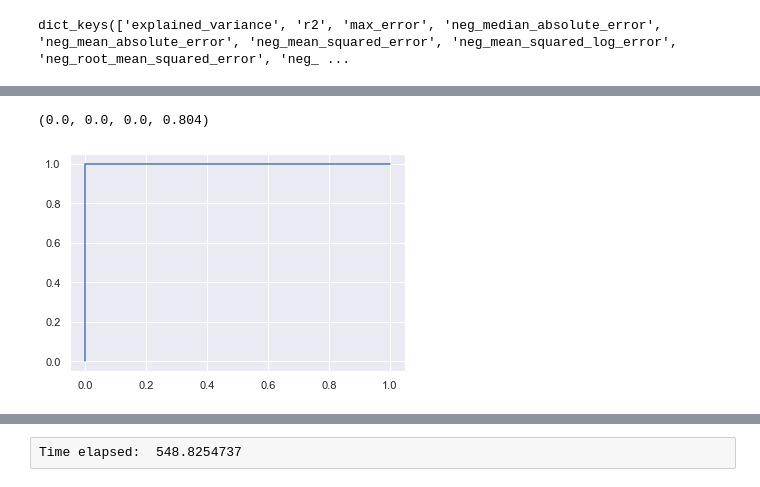
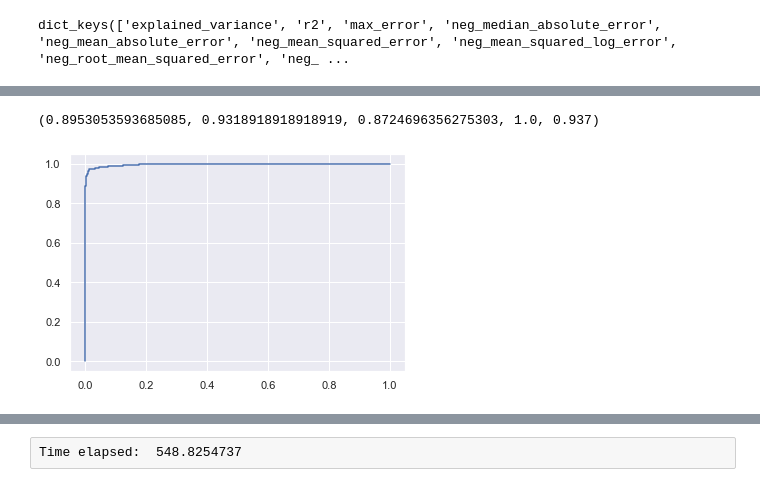
Before and after one commit to malonsol/TFM_KSchool, a Jupyter notebook: EDA/DELAY/Pipeline_test.ipynb, the cells around one changed output, grey strips where cells are left out. Cells and saved outputs as stored; diff of their text form; code cells hidden in the pictures.

```diff
--- a/EDA/DELAY/Pipeline_test.ipynb
+++ b/EDA/DELAY/Pipeline_test.ipynb
@@ -193,7 +190,7 @@ preprocessed_input_csv_path
 # %%
 %%time
 
-df = pd.read_csv(preprocessed_input_csv_path,
+df_all = pd.read_csv(preprocessed_input_csv_path,
                  encoding='latin1',
 #                  nrows=1e4,
                  usecols=cols, # This way, the extra column is disregarded for the loading process
@@ -208,0 +204,9 @@ df = df.sample(int(1e3))
+# %%
+sample_length = int(1e4)
+delayed = df_all[df_all['ARR_DEL15'] == 1].sample(sample_length // 2)
+not_delayed = df_all[df_all['ARR_DEL15'] == 0].sample(sample_length // 2)
+df = delayed.append(not_delayed)
+
+df_validation = df_all.loc[set(df_all.index) - set(df.index), :]
+
+df.shape, df_validation.shape
@@ -379,17 +410,21 @@ param_grid = {
     'classifier__max_features': ['auto', 'sqrt', 'log2'],
     'classifier__max_depth' : [4,5,6,7,8],
     'classifier__criterion' :['gini', 'entropy']}
+
 from sklearn.model_selection import GridSearchCV
+
+scoring = {'AUC': 'roc_auc', 'F1': 'f1', 'Precision': 'precision',
+           'Recall': 'recall', 'Accuracy': 'accuracy'}
+
+CV = GridSearchCV(rf, param_grid, n_jobs= 1, scoring=scoring, refit='F1')
 # Setting refit='AUC', refits an estimator on the whole dataset with the
 # parameter setting that has the best cross-validated AUC score.
 # That estimator is made available at ``gs.best_estimator_`` along with
 # parameters like ``gs.best_score_``, ``gs.best_params_`` and
 # ``gs.best_index_``
-scoring = {'AUC': 'roc_auc', 'F1': 'f1', 'Precision': 'precision',
-           'Recall': 'recall', 'Accuracy': 'accuracy'}
-CV = GridSearchCV(rf, param_grid, n_jobs= 1, scoring=scoring, refit='AUC') # change the scorer metric
 
 CV.fit(X_train, y_train)
 print(CV.best_params_)
 print(CV.best_score_)
+CVscores = pd.DataFrame(CV.cv_results_)
 # %% [output]
@@ -455,9 +457,10 @@ On-time: 1389253 (19.11%)
 # %%
-from sklearn.metrics import f1_score, recall_score, precision_score, roc_auc_score, roc_curve, accuracy_score
+from sklearn.metrics import fbeta_score, f1_score, recall_score, precision_score, roc_auc_score, roc_curve, accuracy_score
 
 tpr, fpr, thresolds = roc_curve(y_test, probabilities[:, 1])
 plt.plot(tpr, fpr)
-f1_score(y_test, predictions), recall_score(y_test, predictions), precision_score(y_test, predictions), accuracy_score(y_test, predictions)
+print(fbeta_score(y_test, predictions, beta=2), f1_score(y_test, predictions), recall_score(y_test, predictions), precision_score(y_test, predictions), accuracy_score(y_test, predictions))
+print(confusion_matrix(y_test, predictions))
 # %% [output]
-(0.0, 0.0, 0.0, 0.804)
+(0.8953053593685085, 0.9318918918918919, 0.8724696356275303, 1.0, 0.937)
-[figure, old version]
+[figure, new version]
```
Also changed, not shown: parts of 31 cells of this notebook.
